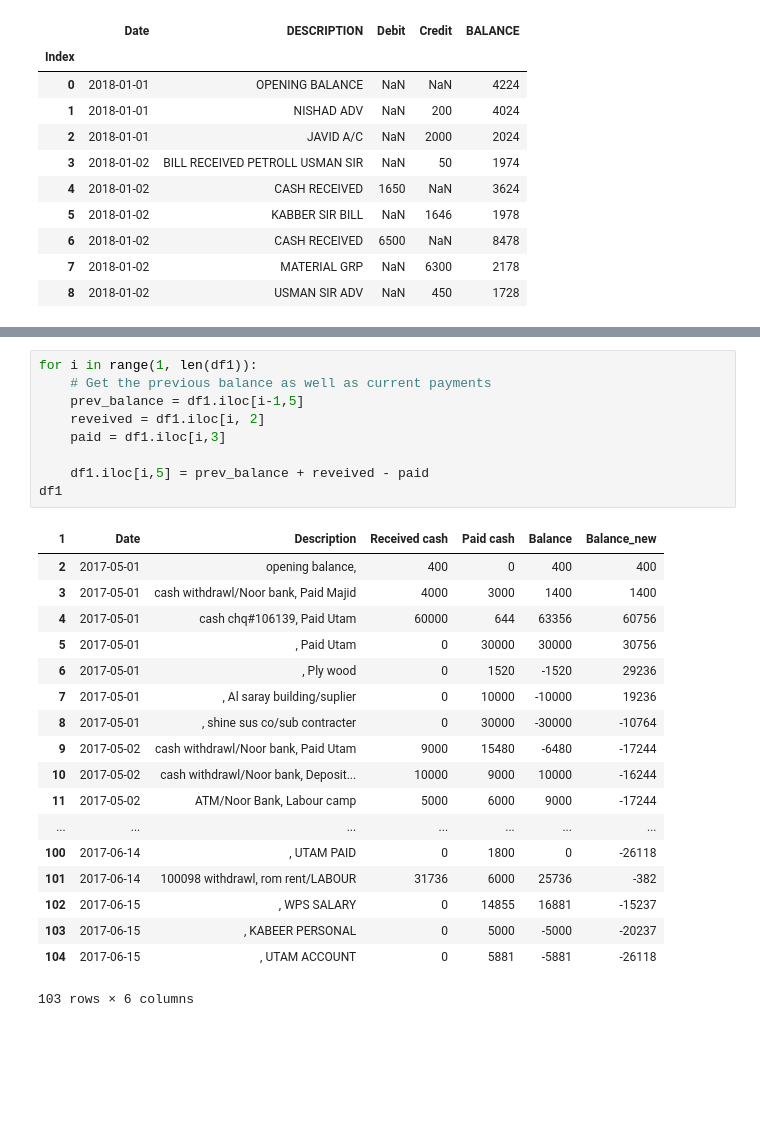
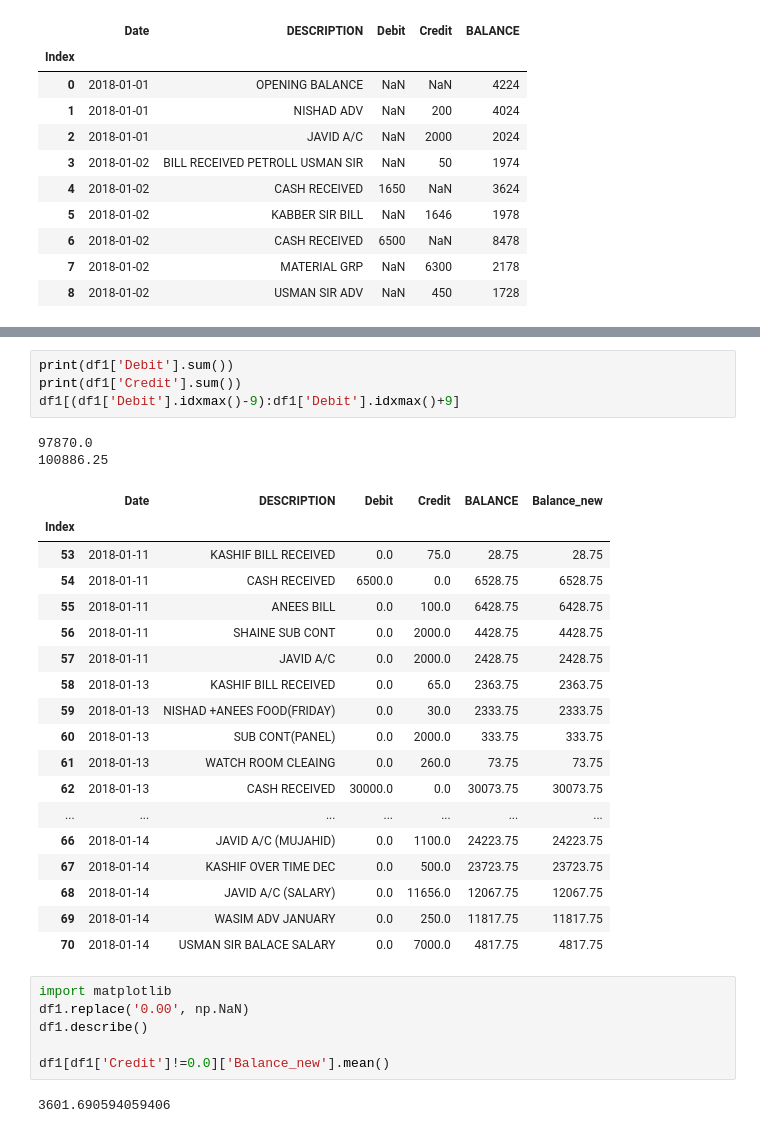
Before and after one commit to Pphhaaaddd/data-analysis, a Jupyter notebook: practice01/Working with Excel.ipynb, the cells around one changed output, grey strips where cells are left out. Drawn from its saved outputs; the diff is of its cells as text; blank space fills up the shorter version.

```diff
--- a/practice01/Working with Excel.ipynb
+++ b/practice01/Working with Excel.ipynb
@@ -126,28 +94,33 @@ df1[:9]
-# %%
-for i in range(1, len(df1)):
-    # Get the previous balance as well as current payments
-    prev_balance = df1.iloc[i-1,5]
-    reveived = df1.iloc[i, 2]
-    paid = df1.iloc[i,3]
-
-    df1.iloc[i,5] = prev_balance + reveived - paid
-df1
-# %% [output]
-| 1 | Date | Description | Received cash | Paid cash | Balance | Balance_new |
-| 2 | 2017-05-01 | opening balance, | 400 | 0 | 400 | 400 |
-| 3 | 2017-05-01 | cash withdrawl/Noor bank, Paid Majid | 4000 | 3000 | 1400 | 1400 |
-| 4 | 2017-05-01 | cash chq#106139, Paid Utam | 60000 | 644 | 63356 | 60756 |
-| 5 | 2017-05-01 | , Paid Utam | 0 | 30000 | 30000 | 30756 |
-| 6 | 2017-05-01 | , Ply wood | 0 | 1520 | -1520 | 29236 |
-| 7 | 2017-05-01 | , Al saray building/suplier | 0 | 10000 | -10000 | 19236 |
-| 8 | 2017-05-01 | , shine sus co/sub contracter | 0 | 30000 | -30000 | -10764 |
-| 9 | 2017-05-02 | cash withdrawl/Noor bank, Paid Utam | 9000 | 15480 | -6480 | -17244 |
-| 10 | 2017-05-02 | cash withdrawl/Noor bank, Deposit... | 10000 | 9000 | 10000 | -16244 |
-| 11 | 2017-05-02 | ATM/Noor Bank, Labour camp | 5000 | 6000 | 9000 | -17244 |
-| ... | ... | ... | ... | ... | ... | ... |
-| 100 | 2017-06-14 | , UTAM PAID | 0 | 1800 | 0 | -26118 |
-| 101 | 2017-06-14 | 100098 withdrawl, rom rent/LABOUR | 31736 | 6000 | 25736 | -382 |
-| 102 | 2017-06-15 | , WPS SALARY | 0 | 14855 | 16881 | -15237 |
-| 103 | 2017-06-15 | , KABEER PERSONAL | 0 | 5000 | -5000 | -20237 |
-| 104 | 2017-06-15 | , UTAM ACCOUNT | 0 | 5881 | -5881 | -26118 |
-103 rows × 6 columns
+# %%
+print(df1['Debit'].sum())
+print(df1['Credit'].sum())
+df1[(df1['Debit'].idxmax()-9):df1['Debit'].idxmax()+9]
+# %% [output]
+97870.0
+100886.25
+|  | Date | DESCRIPTION | Debit | Credit | BALANCE | Balance_new |
+| Index |  |  |  |  |  |  |
+| 53 | 2018-01-11 | KASHIF BILL RECEIVED | 0.0 | 75.0 | 28.75 | 28.75 |
+| 54 | 2018-01-11 | CASH RECEIVED | 6500.0 | 0.0 | 6528.75 | 6528.75 |
+| 55 | 2018-01-11 | ANEES BILL | 0.0 | 100.0 | 6428.75 | 6428.75 |
+| 56 | 2018-01-11 | SHAINE SUB CONT | 0.0 | 2000.0 | 4428.75 | 4428.75 |
+| 57 | 2018-01-11 | JAVID A/C | 0.0 | 2000.0 | 2428.75 | 2428.75 |
+| 58 | 2018-01-13 | KASHIF BILL RECEIVED | 0.0 | 65.0 | 2363.75 | 2363.75 |
+| 59 | 2018-01-13 | NISHAD +ANEES FOOD(FRIDAY) | 0.0 | 30.0 | 2333.75 | 2333.75 |
+| 60 | 2018-01-13 | SUB CONT(PANEL) | 0.0 | 2000.0 | 333.75 | 333.75 |
+| 61 | 2018-01-13 | WATCH ROOM CLEAING | 0.0 | 260.0 | 73.75 | 73.75 |
+| 62 | 2018-01-13 | CASH RECEIVED | 30000.0 | 0.0 | 30073.75 | 30073.75 |
+| ... | ... | ... | ... | ... | ... | ... |
+| 66 | 2018-01-14 | JAVID A/C (MUJAHID) | 0.0 | 1100.0 | 24223.75 | 24223.75 |
+| 67 | 2018-01-14 | KASHIF OVER TIME DEC | 0.0 | 500.0 | 23723.75 | 23723.75 |
+| 68 | 2018-01-14 | JAVID A/C (SALARY) | 0.0 | 11656.0 | 12067.75 | 12067.75 |
+| 69 | 2018-01-14 | WASIM ADV JANUARY | 0.0 | 250.0 | 11817.75 | 11817.75 |
+| 70 | 2018-01-14 | USMAN SIR BALACE SALARY | 0.0 | 7000.0 | 4817.75 | 4817.75 |
+# %%
+import matplotlib
+df1.replace('0.00', np.NaN)
+df1.describe()
+
+df1[df1['Credit']!=0.0]['Balance_new'].mean()
+# %% [output]
+3601.690594059406
```
Also changed, not shown: parts of 7 cells of this notebook.
